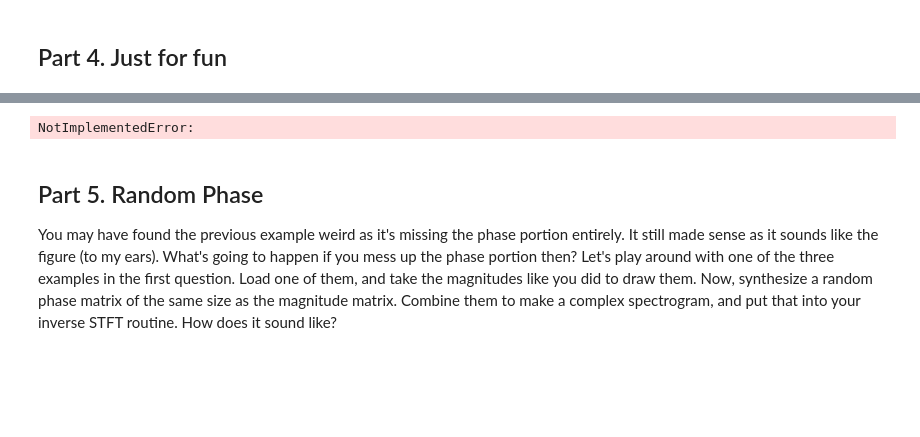
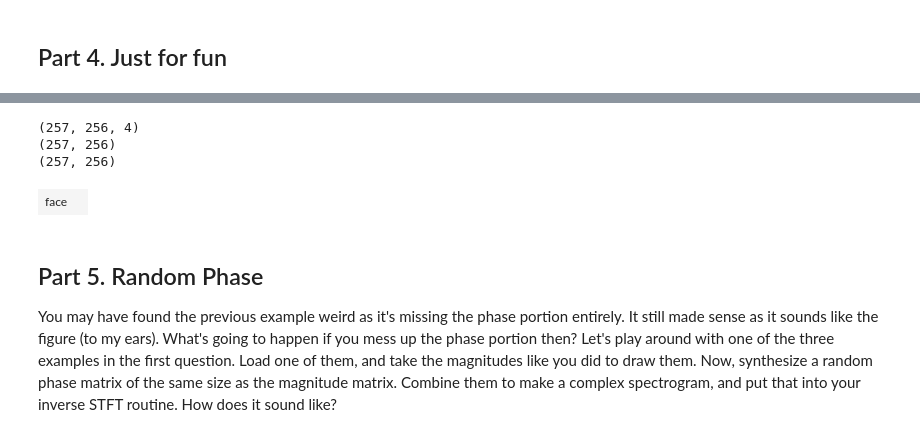
Before and after one commit to MichaelAHeredia/CS448, a Jupyter notebook: Lab 01/Lab 1 - Forward and Inverse STFT.ipynb, the cells around one changed output, grey strips where cells are left out. Saved outputs shown, nothing was run; the diff lists cells and outputs as text; code cells hidden in the pictures; blank space fills up the shorter version.

```diff
--- a/Lab 01/Lab 1 - Forward and Inverse STFT.ipynb
+++ b/Lab 01/Lab 1 - Forward and Inverse STFT.ipynb
@@ -199,17 +301,26 @@ Pretend it is a spectrogram and put it into your inverse STFT function to get it
 # %%
 # Get an image loaded
 # YOUR CODE HERE
-raise NotImplementedError()
+face = plt.imread("face.png")
 
 # Do iSTFT. What would be the DFT size? What would be your choice of hop size and windowing function?
 # YOUR CODE HERE
-raise NotImplementedError()
+print(face.shape)
+avface = np.mean(face,axis=2)
+print(avface.shape)
+dft_size = 512
+hop_size = 32
+window = np.sqrt(np.hanning(dft_size))
+rface = istft(avface,dft_size,hop_size,window)
 
 # Listen to the face!
 # YOUR CODE HERE
-raise NotImplementedError()
+sound_player(rface,8000,"face")
 # %% [output]
-NotImplementedError:
+(257, 256, 4)
+(257, 256)
+(257, 256)
+| face |  |
 # %% [markdown]
 ## Part 5. Random Phase
 
```
Also changed, not shown: parts of 4 cells of this notebook.
